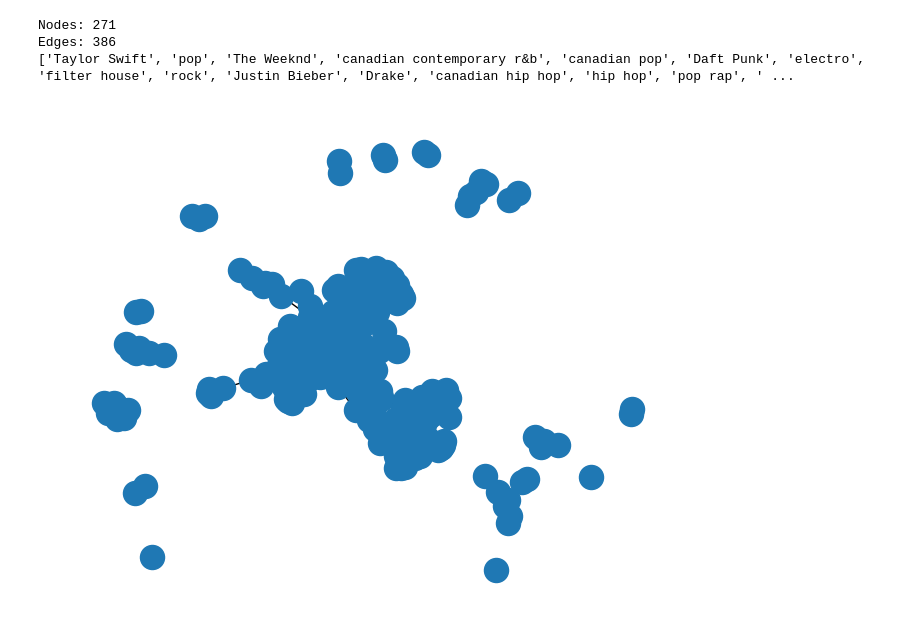
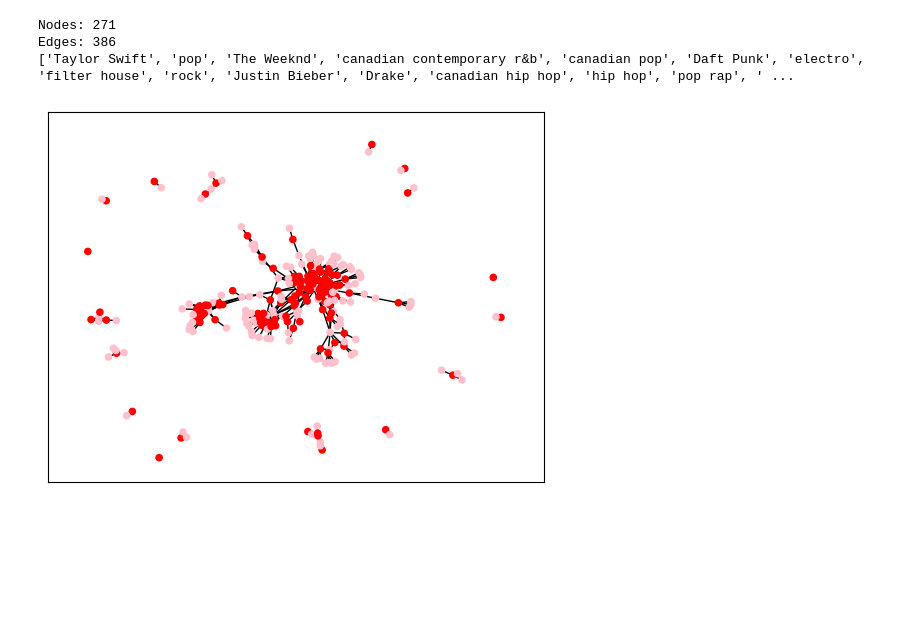
Before and after one commit to scmcqueen/SpotifyWikipediaProject, a Jupyter notebook: TestingNotebook.ipynb, the cells around one changed output. Saved outputs shown, nothing was run; the diff lists cells and outputs as text; code cells hidden in the pictures; blank space fills up the shorter version.

Commit message:
draw graph in testingNotebook.ipynb

```diff
--- a/TestingNotebook.ipynb
+++ b/TestingNotebook.ipynb
@@ -21,7 +21,16 @@ graph = gnx.createMyGraph()
 Nodes: 271
 Edges: 386
 ['Taylor Swift', 'pop', 'The Weeknd', 'canadian contemporary r&b', 'canadian pop', 'Daft Punk', 'electro', 'filter house', 'rock', 'Justin Bieber', 'Drake', 'canadian hip hop', 'hip hop', 'pop rap', ' ...
-# %%
-nx.draw(graph)
-# %% [output]
-[figure, removed]
+# %%
+
+color_map = []
+for node in graph:
+    values = graph.nodes[node]
+    if values['type'] == 'artist':
+        color_map.append('red') #artist
+    else:
+        color_map.append('pink') #genre
+
+nx.draw_networkx(graph,with_labels=False,node_color=color_map,node_size=20) #.interactive()
+# %% [output]
+[figure, added]
```
